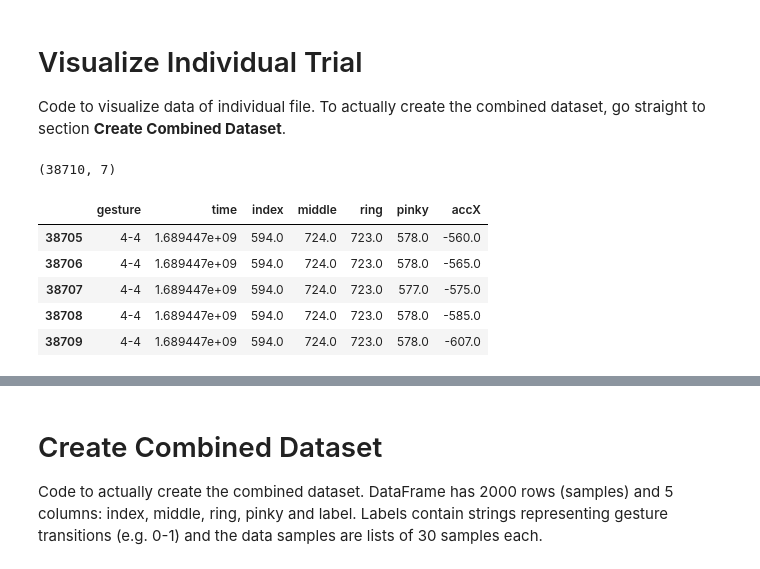
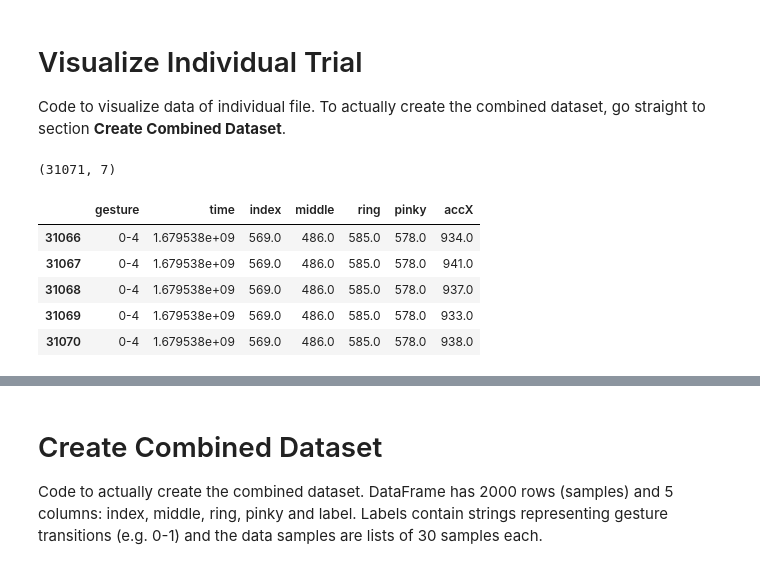
Before and after one commit to rachung2510/oppy, a Jupyter notebook: create_dataset.ipynb, the cells around one changed output, grey strips where cells are left out. Cells and saved outputs as stored; diff of their text form; code cells hidden in the pictures.

```diff
--- a/create_dataset.ipynb
+++ b/create_dataset.ipynb
@@ -168,19 +180,19 @@ def get_value_nearest_to(valleys, accX, value_nearest=0):
 # Visualize Individual Trial
 Code to visualize data of individual file. To actually create the combined dataset, go straight to section **Create Combined Dataset**.
 # %%
-DATA_PATH = "data/tiger/"
-FILE = "4-4.csv"
+DATA_PATH = "data/archive/left/"
+FILE = "0-4.csv"
 df = pd.read_csv(DATA_PATH + FILE, index_col=0)
 print(df.shape)
 df.tail()
 # %% [output]
-(38710, 7)
+(31071, 7)
 |  | gesture | time | index | middle | ring | pinky | accX |
-| 38705 | 4-4 | 1.689447e+09 | 594.0 | 724.0 | 723.0 | 578.0 | -560.0 |
-| 38706 | 4-4 | 1.689447e+09 | 594.0 | 724.0 | 723.0 | 578.0 | -565.0 |
-| 38707 | 4-4 | 1.689447e+09 | 594.0 | 724.0 | 723.0 | 577.0 | -575.0 |
-| 38708 | 4-4 | 1.689447e+09 | 594.0 | 724.0 | 723.0 | 578.0 | -585.0 |
-| 38709 | 4-4 | 1.689447e+09 | 594.0 | 724.0 | 723.0 | 578.0 | -607.0 |
+| 31066 | 0-4 | 1.679538e+09 | 569.0 | 486.0 | 585.0 | 578.0 | 934.0 |
+| 31067 | 0-4 | 1.679538e+09 | 569.0 | 486.0 | 585.0 | 578.0 | 941.0 |
+| 31068 | 0-4 | 1.679538e+09 | 569.0 | 486.0 | 585.0 | 578.0 | 937.0 |
+| 31069 | 0-4 | 1.679538e+09 | 569.0 | 486.0 | 585.0 | 578.0 | 933.0 |
+| 31070 | 0-4 | 1.679538e+09 | 569.0 | 486.0 | 585.0 | 578.0 | 938.0 |
 # %%
 keys = ["index","middle","ring","pinky"]
 NUM_BEATS = 100
```
Also changed, not shown: parts of 6 cells of this notebook.
